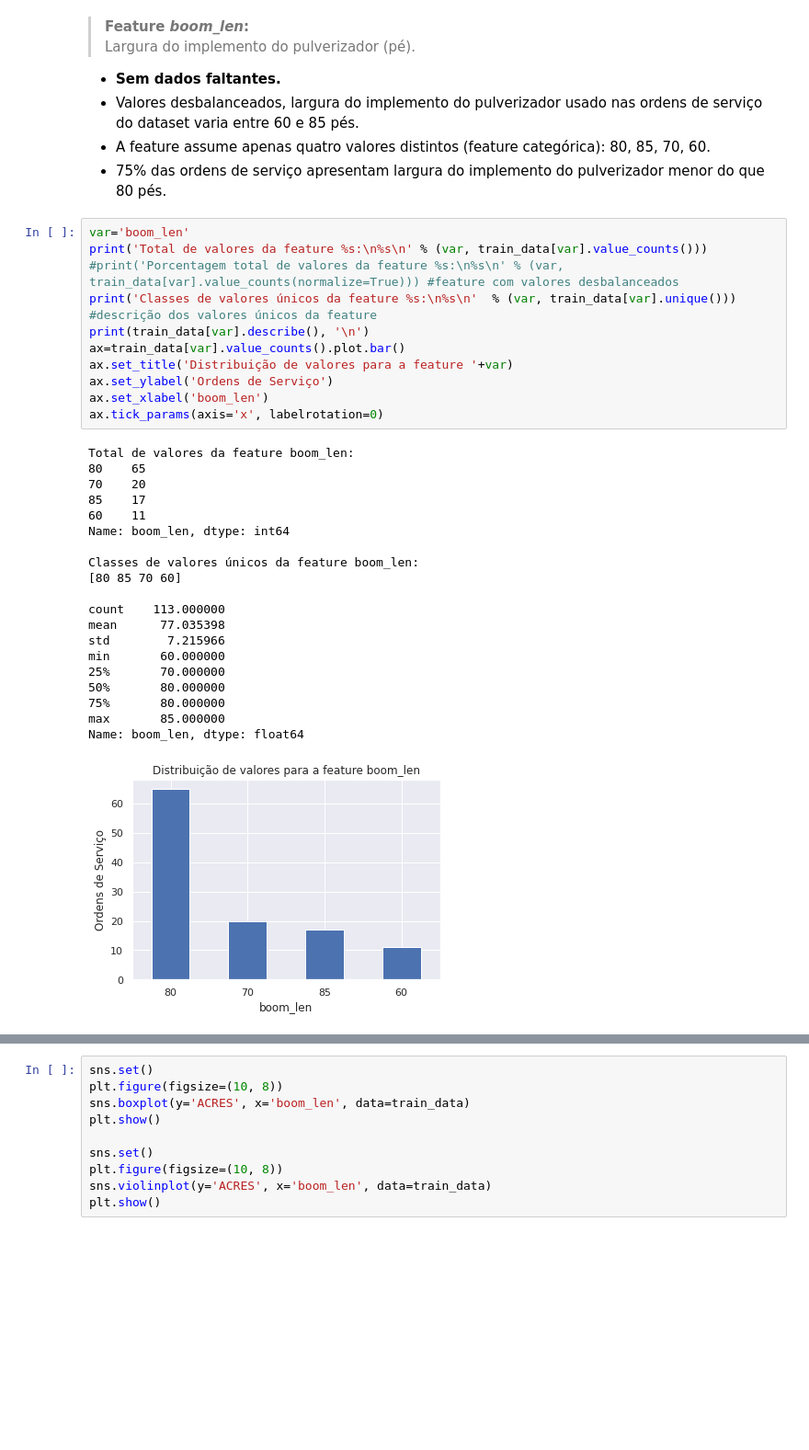
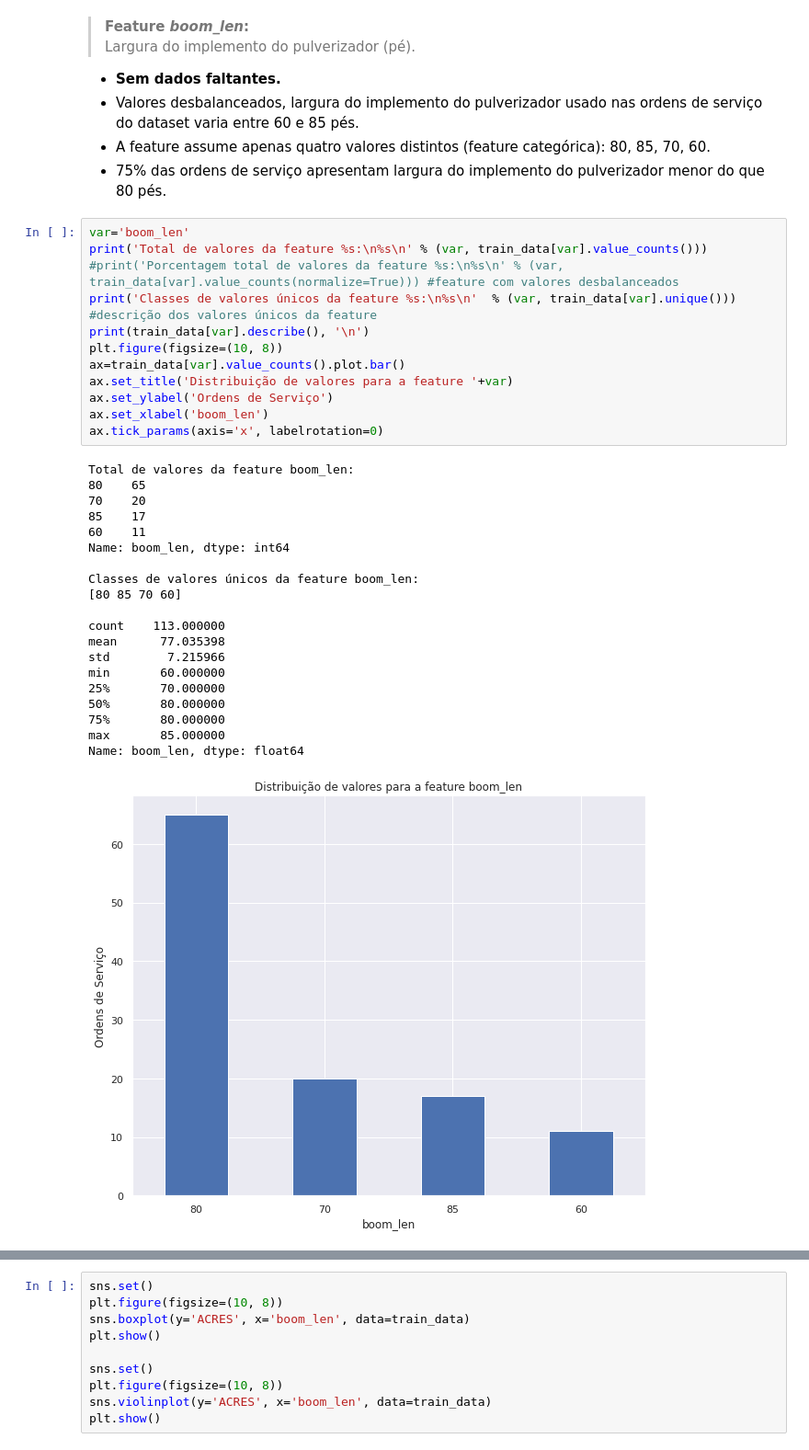
Before and after one commit to llcorrea/TesteDados, a Jupyter notebook: TesteDados.ipynb, the cells around one changed output, grey strips where cells are left out. Shown: that part at 92% size. Saved outputs shown, nothing was run; the diff lists cells and outputs as text; blank space fills up the shorter version.

```diff
--- a/TesteDados.ipynb
+++ b/TesteDados.ipynb
@@ -226,31 +313,32 @@ Text(0.5, 0, 'ACRE')
 var='boom_len'
 print('Total de valores da feature %s:\n%s\n' % (var, train_data[var].value_counts()))
 #print('Porcentagem total de valores da feature %s:\n%s\n' % (var, train_data[var].value_counts(normalize=True))) #feature com valores desbalanceados
 print('Classes de valores únicos da feature %s:\n%s\n'  % (var, train_data[var].unique())) #descrição dos valores únicos da feature
 print(train_data[var].describe(), '\n')
+plt.figure(figsize=(10, 8))
 ax=train_data[var].value_counts().plot.bar()
 ax.set_title('Distribuição de valores para a feature '+var)
 ax.set_ylabel('Ordens de Serviço')
 ax.set_xlabel('boom_len')
 ax.tick_params(axis='x', labelrotation=0)
 # %% [output]
 Total de valores da feature boom_len:
 80    65
 70    20
 85    17
 60    11
 Name: boom_len, dtype: int64
 
 Classes de valores únicos da feature boom_len:
 [80 85 70 60]
 
 count    113.000000
 mean      77.035398
 std        7.215966
 min       60.000000
 25%       70.000000
 50%       80.000000
 75%       80.000000
 max       85.000000
 Name: boom_len, dtype: float64
-[figure, old version]
+[figure, new version]
```
Also changed, not shown: parts of 47 cells of this notebook.
